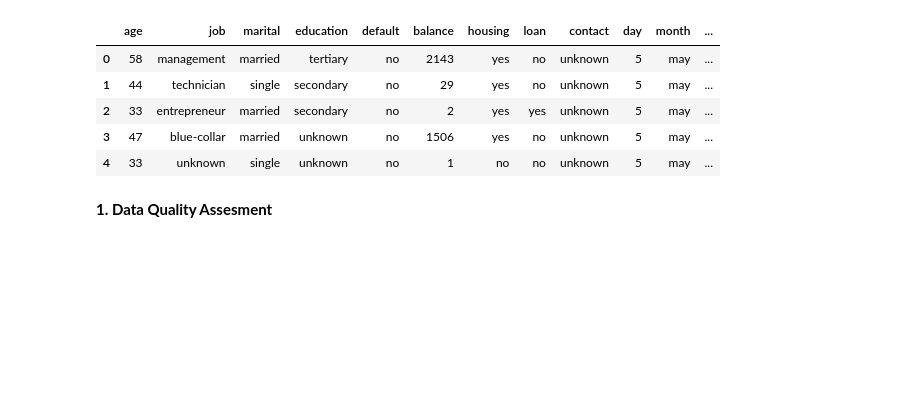
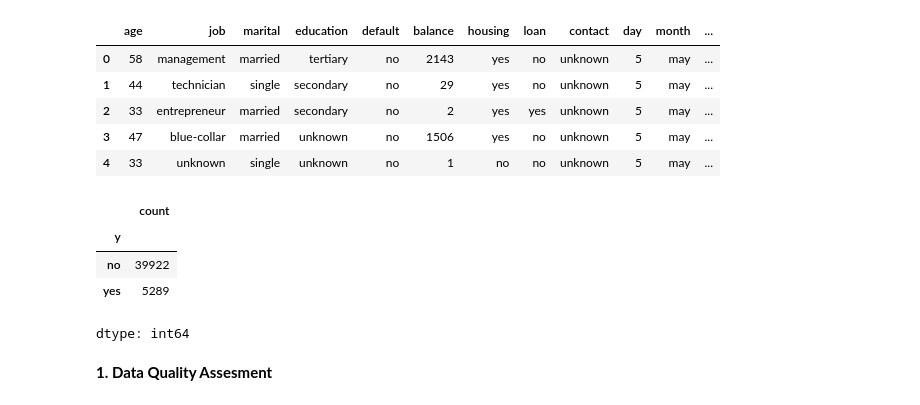
Before and after one commit to shayaan-1/Data-Analysis-on-loans-dataset, a Jupyter notebook: loanDataset_EDA.ipynb, the cells around one changed output. Drawn from its saved outputs; the diff is of its cells as text; code cells hidden in the pictures; blank space fills up the shorter version.

```diff
--- a/loanDataset_EDA.ipynb
+++ b/loanDataset_EDA.ipynb
@@ -27,6 +26,14 @@ Dataframe shape:  (45211, 17)
 | 2 | 33 | entrepreneur | married | secondary | no | 2 | yes | yes | unknown | 5 | may | ... |
 | 3 | 47 | blue-collar | married | unknown | no | 1506 | yes | no | unknown | 5 | may | ... |
 | 4 | 33 | unknown | single | unknown | no | 1 | no | no | unknown | 5 | may | ... |
+# %%
+df['y'].value_counts()
+# %% [output]
+|  | count |
+| y |  |
+| no | 39922 |
+| yes | 5289 |
+dtype: int64
 # %% [markdown]
 **1. Data Quality Assesment**
 # %% [markdown]
```
Also changed, not shown: parts of 29 cells of this notebook.
